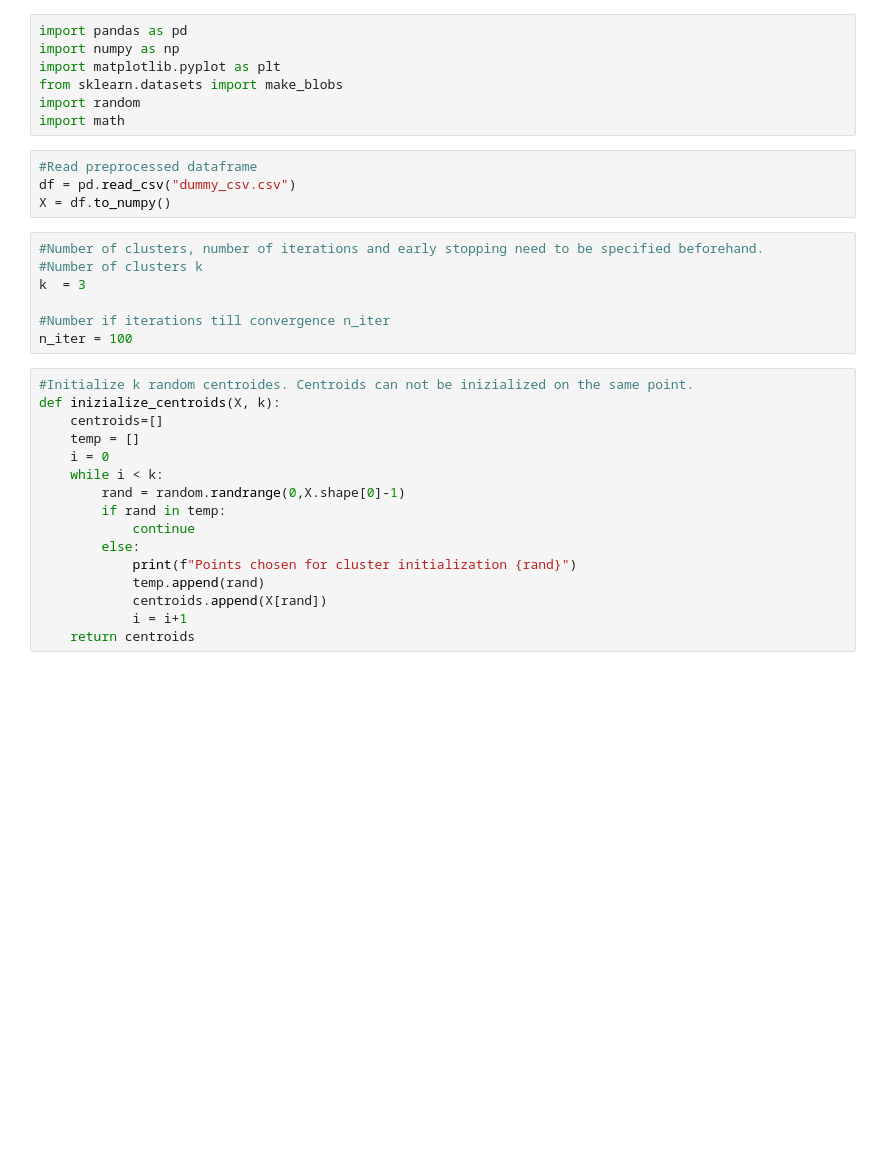
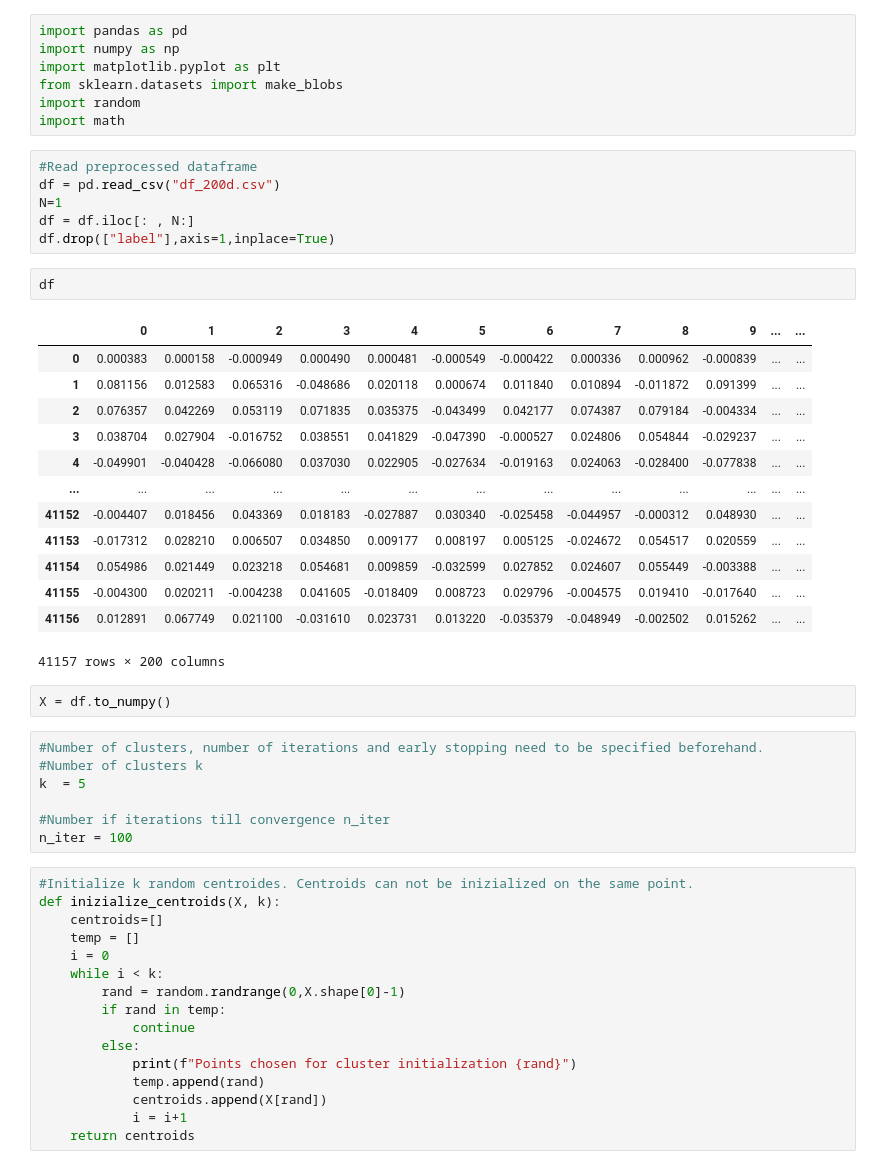
Before and after one commit to Kerman-Sanjuan/Covid19-Tweet-Text-Clustering, a Jupyter notebook: KMeans Updated.ipynb, the cells around one changed output. Saved outputs shown, nothing was run; the diff lists cells and outputs as text; blank space fills up the shorter version.

```diff
--- a/KMeans Updated.ipynb
+++ b/KMeans Updated.ipynb
@@ -7,12 +7,32 @@ import random
 import math
 # %%
 #Read preprocessed dataframe
-df = pd.read_csv("dummy_csv.csv")
-X = df.to_numpy()
+df = pd.read_csv("df_200d.csv")
+N=1
+df = df.iloc[: , N:]
+df.drop(["label"],axis=1,inplace=True)
+# %%
+df
+# %% [output]
+|  | 0 | 1 | 2 | 3 | 4 | 5 | 6 | 7 | 8 | 9 | ... | ... |
+| 0 | 0.000383 | 0.000158 | -0.000949 | 0.000490 | 0.000481 | -0.000549 | -0.000422 | 0.000336 | 0.000962 | -0.000839 | ... | ... |
+| 1 | 0.081156 | 0.012583 | 0.065316 | -0.048686 | 0.020118 | 0.000674 | 0.011840 | 0.010894 | -0.011872 | 0.091399 | ... | ... |
+| 2 | 0.076357 | 0.042269 | 0.053119 | 0.071835 | 0.035375 | -0.043499 | 0.042177 | 0.074387 | 0.079184 | -0.004334 | ... | ... |
+| 3 | 0.038704 | 0.027904 | -0.016752 | 0.038551 | 0.041829 | -0.047390 | -0.000527 | 0.024806 | 0.054844 | -0.029237 | ... | ... |
+| 4 | -0.049901 | -0.040428 | -0.066080 | 0.037030 | 0.022905 | -0.027634 | -0.019163 | 0.024063 | -0.028400 | -0.077838 | ... | ... |
+| ... | ... | ... | ... | ... | ... | ... | ... | ... | ... | ... | ... | ... |
+| 41152 | -0.004407 | 0.018456 | 0.043369 | 0.018183 | -0.027887 | 0.030340 | -0.025458 | -0.044957 | -0.000312 | 0.048930 | ... | ... |
+| 41153 | -0.017312 | 0.028210 | 0.006507 | 0.034850 | 0.009177 | 0.008197 | 0.005125 | -0.024672 | 0.054517 | 0.020559 | ... | ... |
+| 41154 | 0.054986 | 0.021449 | 0.023218 | 0.054681 | 0.009859 | -0.032599 | 0.027852 | 0.024607 | 0.055449 | -0.003388 | ... | ... |
+| 41155 | -0.004300 | 0.020211 | -0.004238 | 0.041605 | -0.018409 | 0.008723 | 0.029796 | -0.004575 | 0.019410 | -0.017640 | ... | ... |
+| 41156 | 0.012891 | 0.067749 | 0.021100 | -0.031610 | 0.023731 | 0.013220 | -0.035379 | -0.048949 | -0.002502 | 0.015262 | ... | ... |
+41157 rows × 200 columns
+# %%
+X = df.to_numpy()
 # %%
 #Number of clusters, number of iterations and early stopping need to be specified beforehand.
 #Number of clusters k
-k  = 3
+k  = 5
 
 #Number if iterations till convergence n_iter
 n_iter = 100
```
Also changed, not shown: parts of 1 cell of this notebook.
